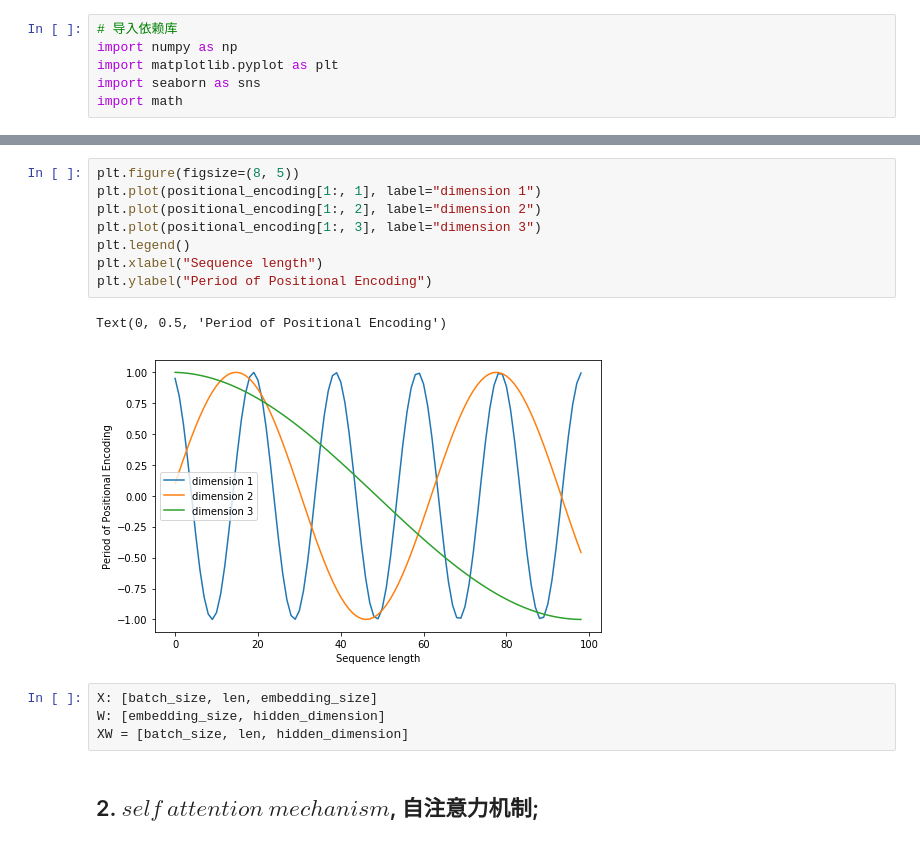
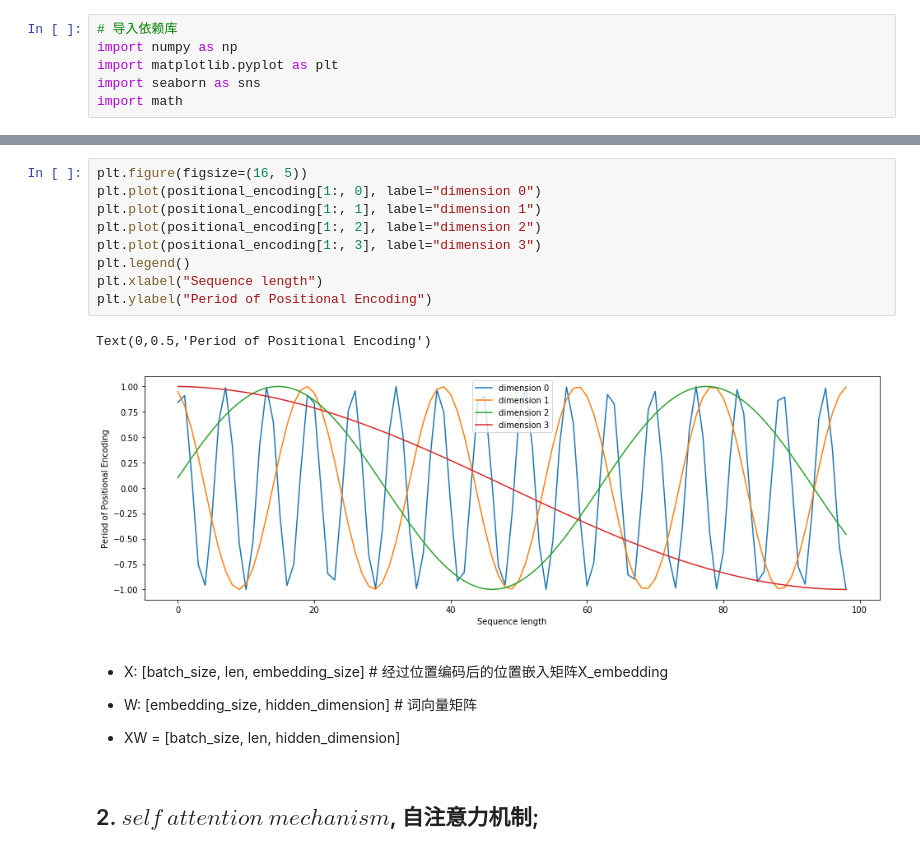
Before and after one commit to 7125messi/nlp_learning, a Jupyter notebook: 03_transformer_tutorial_1st_part/transformer_1.ipynb, the cells around one changed output, grey strips where cells are left out. Cells and saved outputs as stored; diff of their text form.

```diff
--- a/03_transformer_tutorial_1st_part/transformer_1.ipynb
+++ b/03_transformer_tutorial_1st_part/transformer_1.ipynb
@@ -90,19 +104,22 @@ Text(69.0, 0.5, 'sequence length')
 [figure]
 # %%
-plt.figure(figsize=(8, 5))
+plt.figure(figsize=(16, 5))
+plt.plot(positional_encoding[1:, 0], label="dimension 0")
 plt.plot(positional_encoding[1:, 1], label="dimension 1")
 plt.plot(positional_encoding[1:, 2], label="dimension 2")
 plt.plot(positional_encoding[1:, 3], label="dimension 3")
 plt.legend()
 plt.xlabel("Sequence length")
 plt.ylabel("Period of Positional Encoding")
 # %% [output]
-Text(0, 0.5, 'Period of Positional Encoding')
+Text(0,0.5,'Period of Positional Encoding')
-[figure, old version]
+[figure, new version]
-# %%
-X: [batch_size, len, embedding_size]
-W: [embedding_size, hidden_dimension]
-XW = [batch_size, len, hidden_dimension]
+# %% [markdown]
+* X: [batch_size, len, embedding_size] # 经过位置编码后的位置嵌入矩阵X_embedding
+
+* W: [embedding_size, hidden_dimension] # 词向量矩阵
+
+* XW = [batch_size, len, hidden_dimension]
 # %% [markdown]
 ## 2. $self \ attention \ mechanism$, **自注意力机制**;
 # %% [markdown]
```
Also changed, not shown: parts of 12 cells of this notebook, 6 other files.
